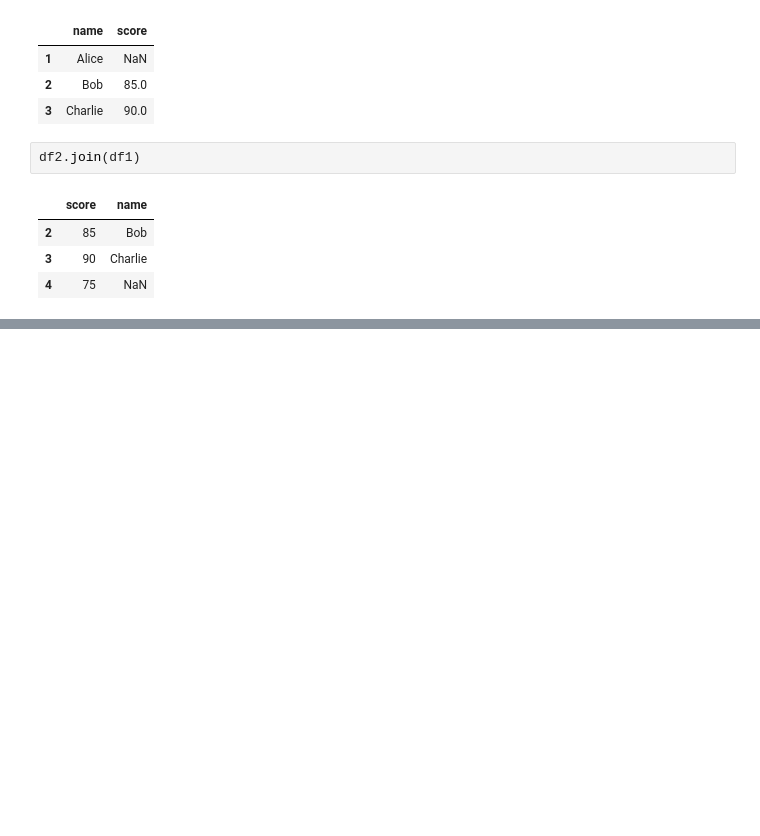
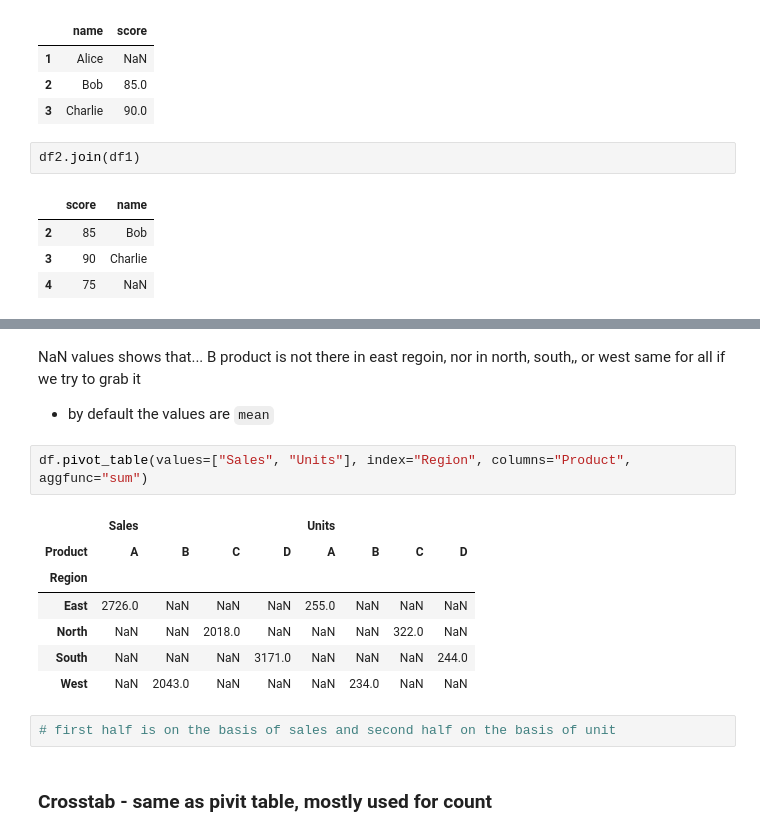
Before and after one commit to ranaa-24/ML-Journey, a Jupyter notebook: pandas/pandas.ipynb, the cells around one changed output, grey strips where cells are left out. Drawn from its saved outputs; the diff is of its cells as text; blank space fills up the shorter version.

```diff
--- a/pandas/pandas.ipynb
+++ b/pandas/pandas.ipynb
@@ -500,0 +649,18 @@ df2.join(df1)
+# %% [markdown]
+NaN values shows that... B product is not there in east regoin, nor in north, south,, or west same for all if we try to grab it
+
+- by default the values are `mean`
+# %%
+df.pivot_table(values=["Sales", "Units"], index="Region", columns="Product", aggfunc="sum")
+# %% [output]
+|  | Sales |  |  |  | Units |  |  |  |
+| Product | A | B | C | D | A | B | C | D |
+| Region |  |  |  |  |  |  |  |  |
+| East | 2726.0 | NaN | NaN | NaN | 255.0 | NaN | NaN | NaN |
+| North | NaN | NaN | 2018.0 | NaN | NaN | NaN | 322.0 | NaN |
+| South | NaN | NaN | NaN | 3171.0 | NaN | NaN | NaN | 244.0 |
+| West | NaN | 2043.0 | NaN | NaN | NaN | 234.0 | NaN | NaN |
+# %%
+# first half is on the basis of sales and second half on the basis of unit
+# %% [markdown]
+### Crosstab - same as pivit table, mostly used for count
```
Also changed, not shown: parts of 31 cells of this notebook, 4 other files.
